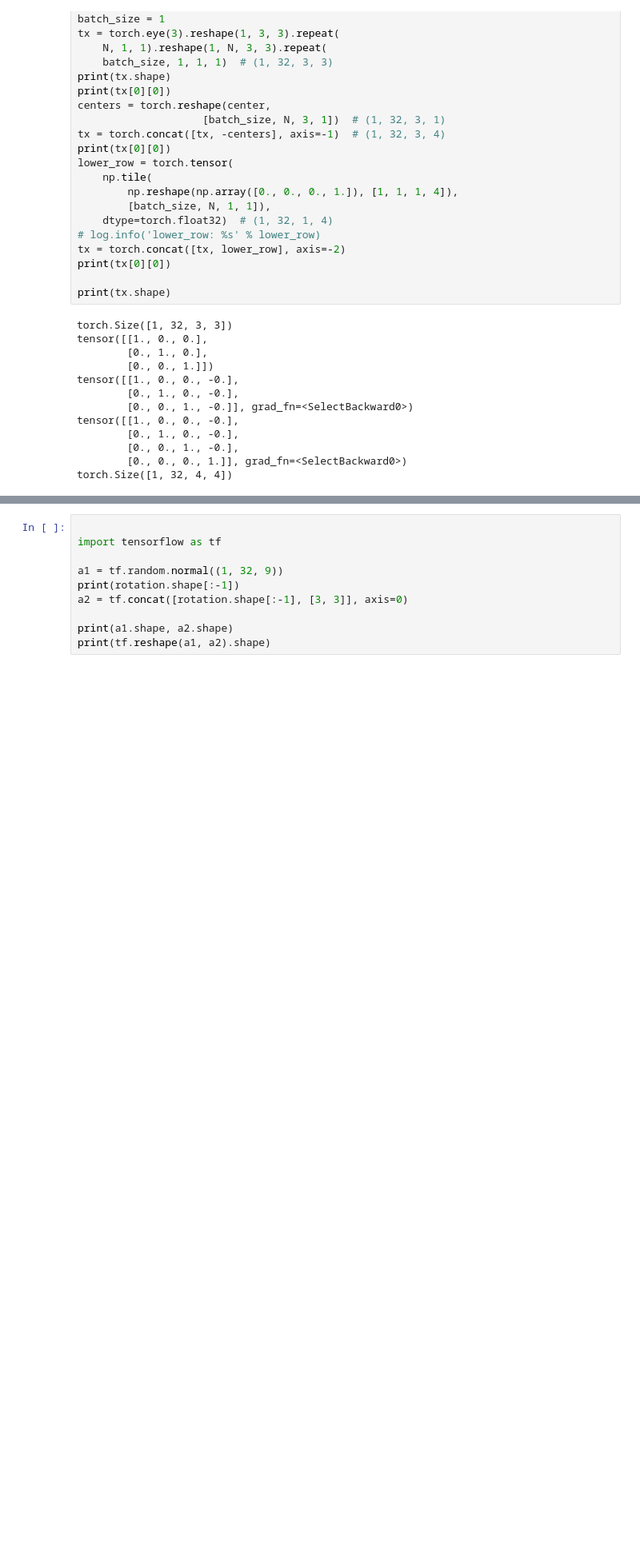
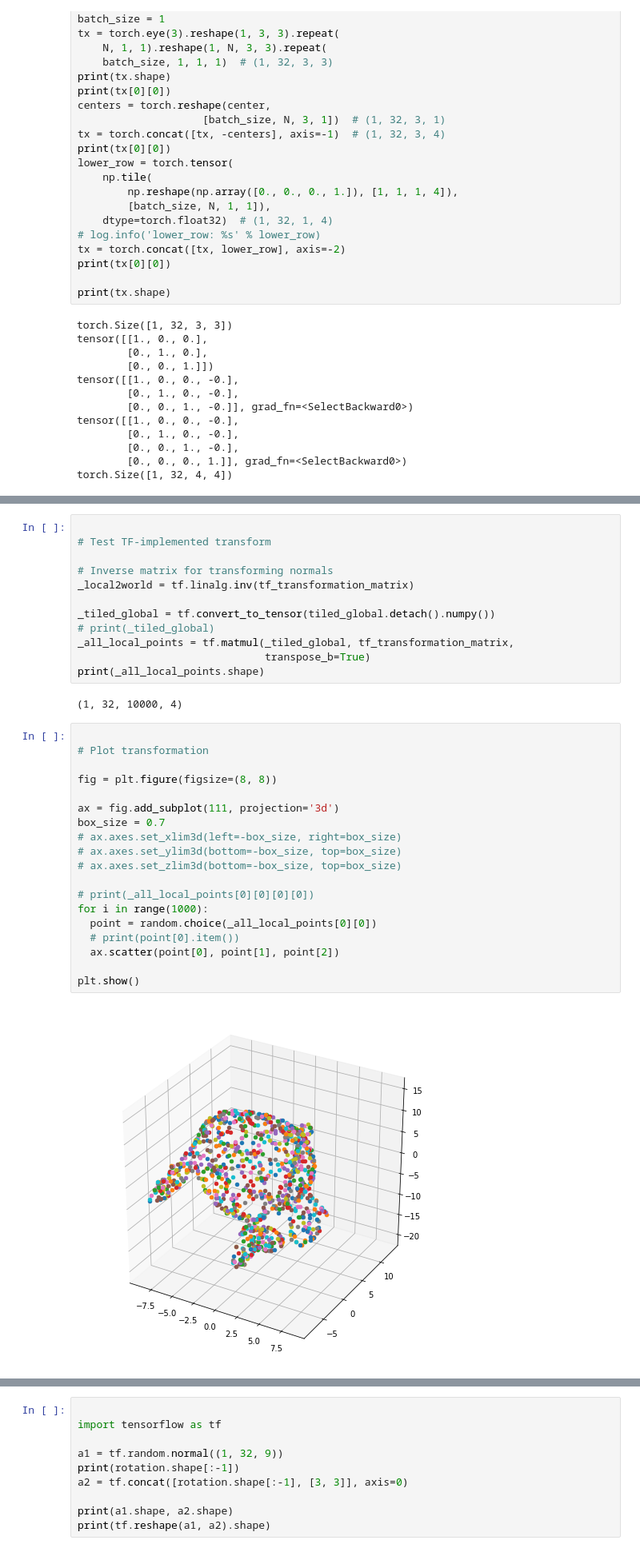
Before and after one commit to JRyanShue/ldif, a Jupyter notebook: LDIF.ipynb, the cells around one changed output, grey strips where cells are left out. Shown at 80% size. Saved outputs shown, nothing was run; the diff lists cells and outputs as text; blank space fills up the shorter version.

```diff
--- a/LDIF.ipynb
+++ b/LDIF.ipynb
@@ -569,0 +690,35 @@ plt.show()
+# %%
+
+# Test TF-implemented transform
+
+# Inverse matrix for transforming normals
+_local2world = tf.linalg.inv(tf_transformation_matrix)
+
+_tiled_global = tf.convert_to_tensor(tiled_global.detach().numpy())
+# print(_tiled_global)
+_all_local_points = tf.matmul(_tiled_global, tf_transformation_matrix,
+                              transpose_b=True)
+print(_all_local_points.shape)
+# %% [output]
+(1, 32, 10000, 4)
+# %%
+
+# Plot transformation
+
+fig = plt.figure(figsize=(8, 8))
+
+ax = fig.add_subplot(111, projection='3d')
+box_size = 0.7
+# ax.axes.set_xlim3d(left=-box_size, right=box_size)
+# ax.axes.set_ylim3d(bottom=-box_size, top=box_size)
+# ax.axes.set_zlim3d(bottom=-box_size, top=box_size)
+
+# print(_all_local_points[0][0][0][0])
+for i in range(1000):
+  point = random.choice(_all_local_points[0][0])
+  # print(point[0].item())
+  ax.scatter(point[0], point[1], point[2])
+
+plt.show()
+# %% [output]
+[figure, added]
```
Also changed, not shown: parts of 19 cells of this notebook.
